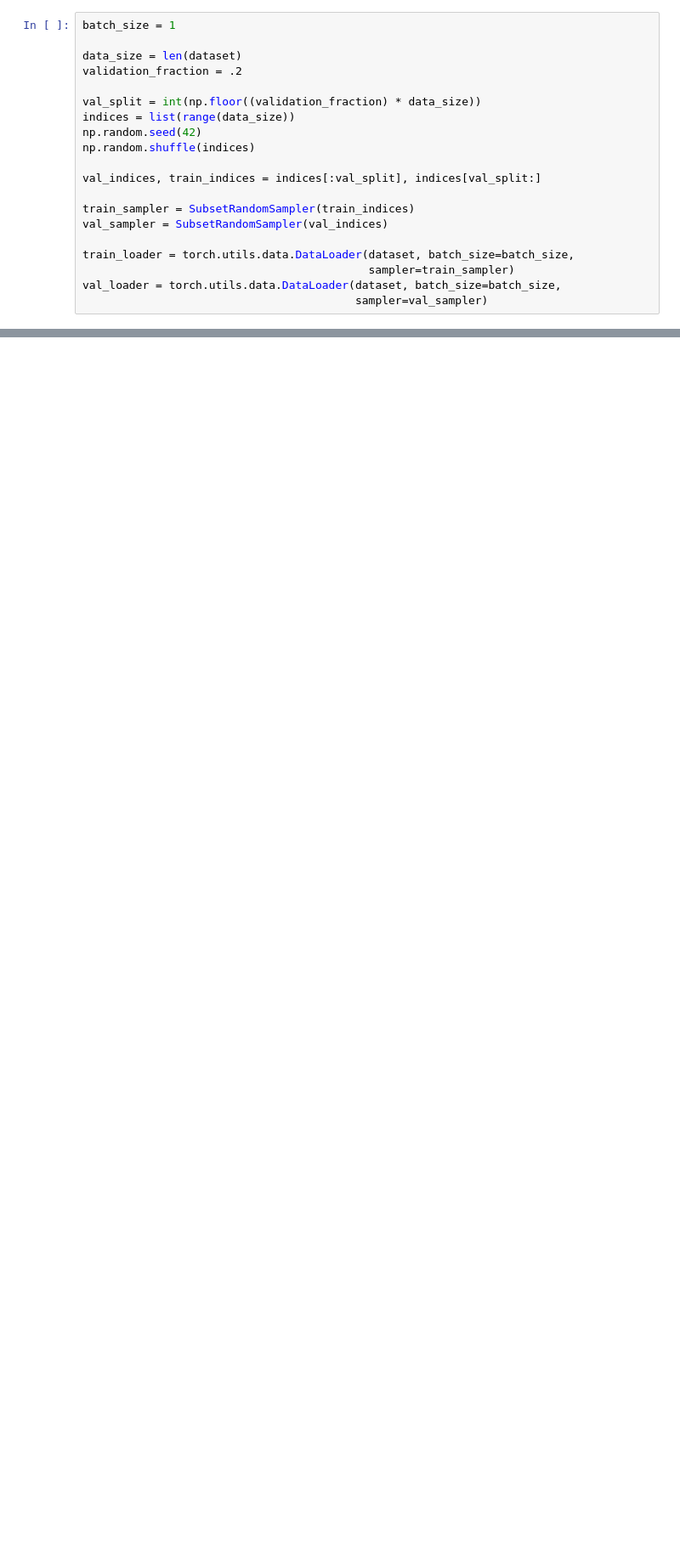
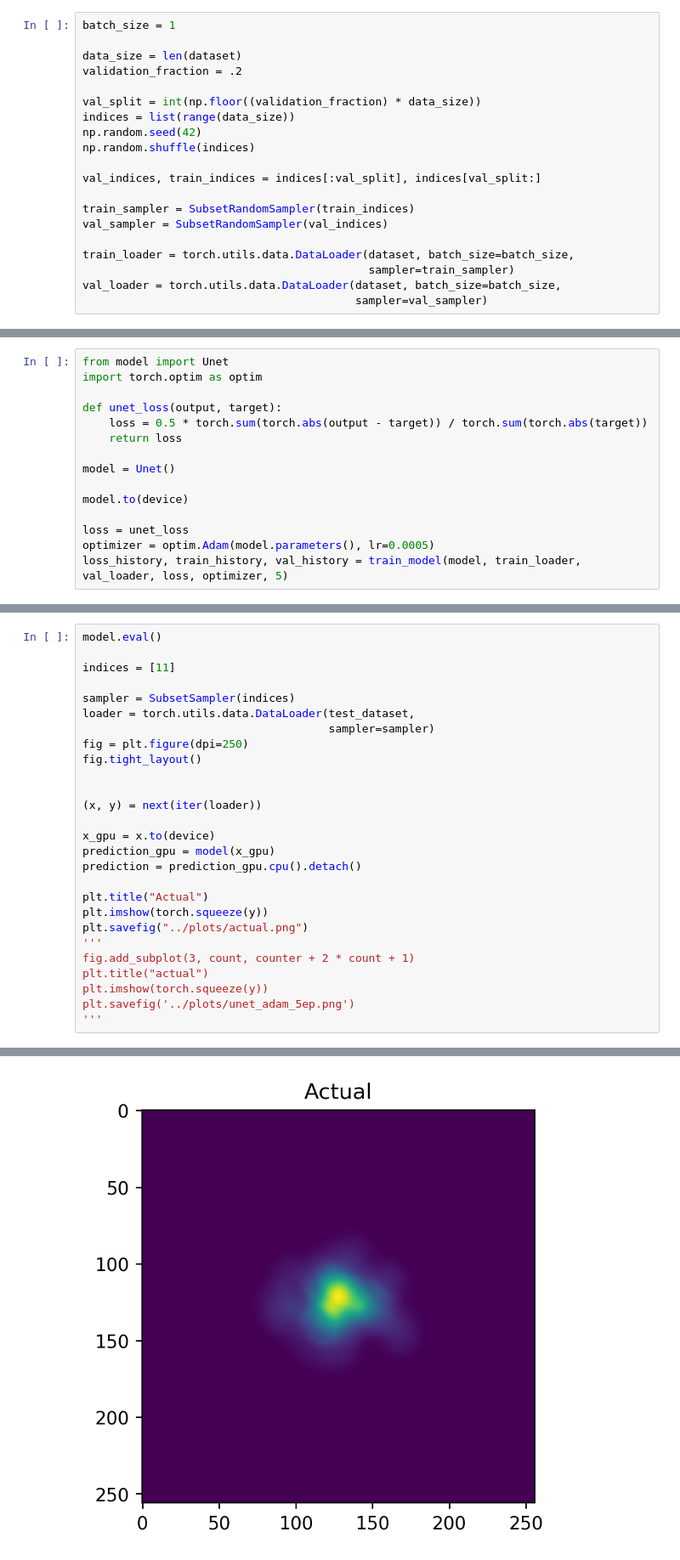
Before and after one commit to Nickkreker/CernProject, a Jupyter notebook: Untitled.ipynb, the cells around one changed output, grey strips where cells are left out. Shown at 85% size. Drawn from its saved outputs; the diff is of its cells as text; blank space fills up the shorter version.

```diff
--- a/Untitled.ipynb
+++ b/Untitled.ipynb
@@ -165,0 +248,15 @@ RuntimeError: CUDA out of memory. Tried to allocate 268.00 MiB (GPU 0; 2.00 GiB
+# %%
+from model import Unet
+import torch.optim as optim
+
+def unet_loss(output, target):
+    loss = 0.5 * torch.sum(torch.abs(output - target)) / torch.sum(torch.abs(target))
+    return loss
+
+model = Unet()
+
+model.to(device)
+
+loss = unet_loss
+optimizer = optim.Adam(model.parameters(), lr=0.0005)
+loss_history, train_history, val_history = train_model(model, train_loader, val_loader, loss, optimizer, 5)
@@ -165,0 +269,28 @@ RuntimeError: CUDA out of memory. Tried to allocate 268.00 MiB (GPU 0; 2.00 GiB
+# %%
+model.eval()
+
+indices = [11]
+
+sampler = SubsetSampler(indices)
+loader = torch.utils.data.DataLoader(test_dataset,
+                                     sampler=sampler)
+fig = plt.figure(dpi=250)
+fig.tight_layout()
+
+
+(x, y) = next(iter(loader))
+
+x_gpu = x.to(device)
+prediction_gpu = model(x_gpu)
+prediction = prediction_gpu.cpu().detach()
+
+plt.title("Actual")
+plt.imshow(torch.squeeze(y))
+plt.savefig("../plots/actual.png")
+'''
+fig.add_subplot(3, count, counter + 2 * count + 1)
+plt.title("actual")
+plt.imshow(torch.squeeze(y))
+plt.savefig('../plots/unet_adam_5ep.png')
+'''
+# %% [output]
@@ -165,0 +298 @@ RuntimeError: CUDA out of memory. Tried to allocate 268.00 MiB (GPU 0; 2.00 GiB
+[figure, added]
```
Also changed, not shown: parts of 12 cells of this notebook, 2 other files.
